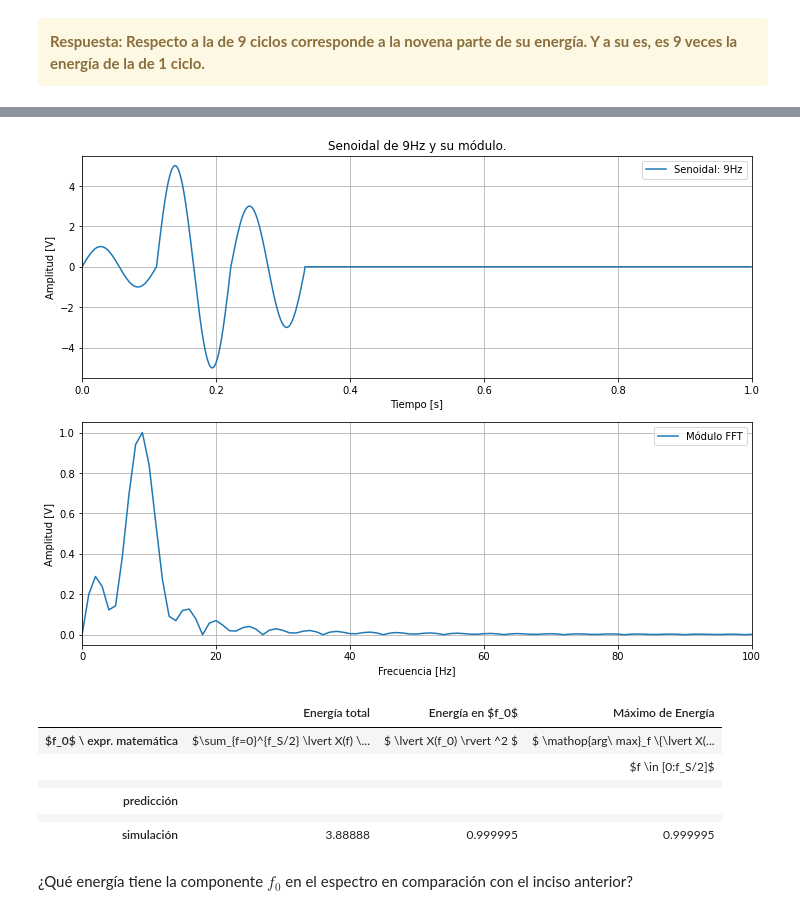
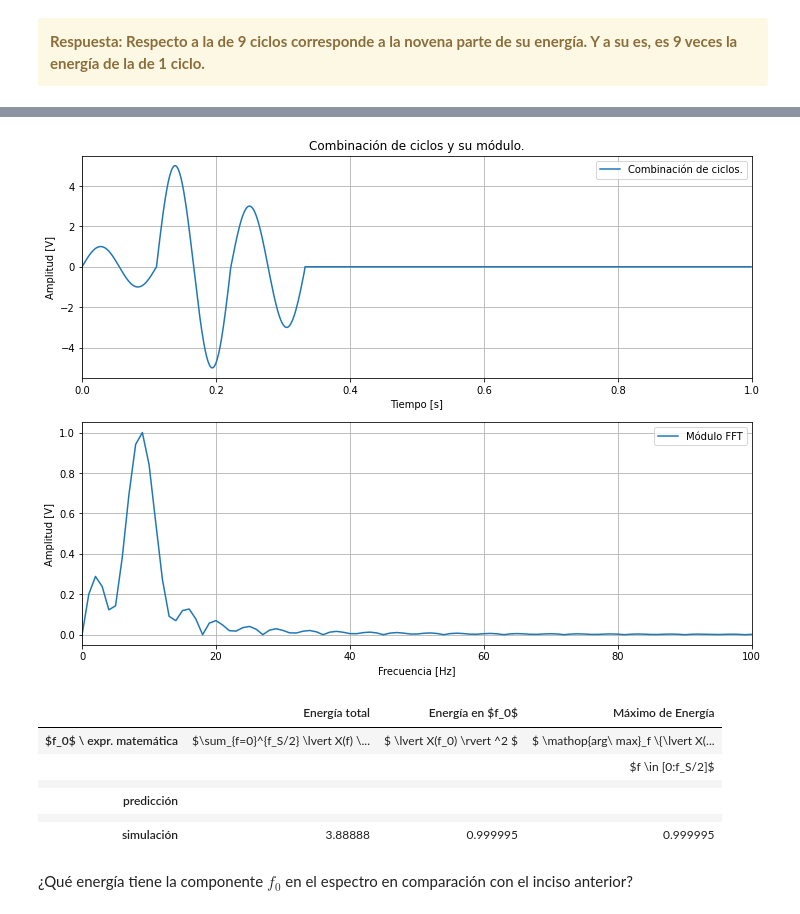
Before and after one commit to jbl95/pds-trabajosPracticos, a Jupyter notebook: TP1 - Muestreo de señales - Forurier.ipynb, the cells around one changed output, grey strips where cells are left out. Saved outputs shown, nothing was run; the diff lists cells and outputs as text; code cells hidden in the pictures.

```diff
--- a/TP1 - Muestreo de señales - Forurier.ipynb
+++ b/TP1 - Muestreo de señales - Forurier.ipynb
@@ -1185,6 +1185,8 @@ HTML(df.to_html())
 # Tu simulación que genere resultados #
 #######################################
 
+from pandas import DataFrame
+from IPython.display import HTML
 
 f0 = 9 * fs/N
 
@@ -1203,8 +1205,9 @@ signal3[:2*stop] = 0
 signal3[3*stop:] = 0
 
 signalsum = signal1 + signal2 + signal3
+tt = npy.arange(N/fs, step=1/fs)
 
-fff,modf,fas = fft_modulo_fase(tt1,signalsum,fs,N)
+fff,modf,fas = fft_modulo_fase(tt,signalsum,fs,N)
 
 value = npy.sum(modf**2)
 tmax = npy.amax(modf**2)
@@ -1212,41 +1215,41 @@ energia_en_f0 = float (modf[fff == f0] ** 2)
 
 
 plt.subplot(211)
-plt.plot(ttf, signalsum,label='Senoidal: 9Hz')
+plt.plot(tt, signalsum,label='Combinación de ciclos.')
 plt.xlim(0,1)
 plt.xlabel('Tiempo [s]')
 plt.ylabel('Amplitud [V]')
 plt.legend()
 plt.grid()
-plt.title('Senoidal de 9Hz y su módulo.')
+plt.title('Combinación de ciclos y su módulo.')
 
 plt.subplot(212)
 plt.plot(fff,modf,label='Módulo FFT')
 plt.xlabel('Frecuencia [Hz]')
 plt.ylabel('Amplitud [V]')
 plt.xlim(0,100)
 plt.legend()
 plt.grid()
 plt.show()
 
 
 tus_resultados = [ ['$\sum_{f=0}^{f_S/2} \lvert X(f) \rvert ^2$', '$ \lvert X(f_0) \rvert ^2 $', '$ \mathop{arg\ max}_f \{\lvert X(f) \rvert ^2\} $'],
                    ['',                                     '',                           '$f \in [0:f_S/2]$'],
                   ['', '', ''],
                   ['', '', ''], # <-- completar acá
                   ['', '', ''],
                   [value, energia_en_f0, tmax]  # <-- completar acá
                  ]
 df = DataFrame(tus_resultados, columns=['Energía total', 'Energía en $f_0$', 'Máximo de Energía'],
                index=['$f_0$ \ expr. matemática',
                       '',
                       '',
                       'predicción',
                       '',
                       'simulación'])
 HTML(df.to_html())
 # %% [output]
-[figure, old version]
+[figure, new version]
 |  | Energía total | Energía en $f_0$ | Máximo de Energía |
 | $f_0$ \ expr. matemática | $\sum_{f=0}^{f_S/2} \lvert X(f) \... | $ \lvert X(f_0) \rvert ^2 $ | $ \mathop{arg\ max}_f \{\lvert X(... |
 |  |  |  | $f \in [0:f_S/2]$ |
```
Also changed, not shown: parts of 5 cells of this notebook.
